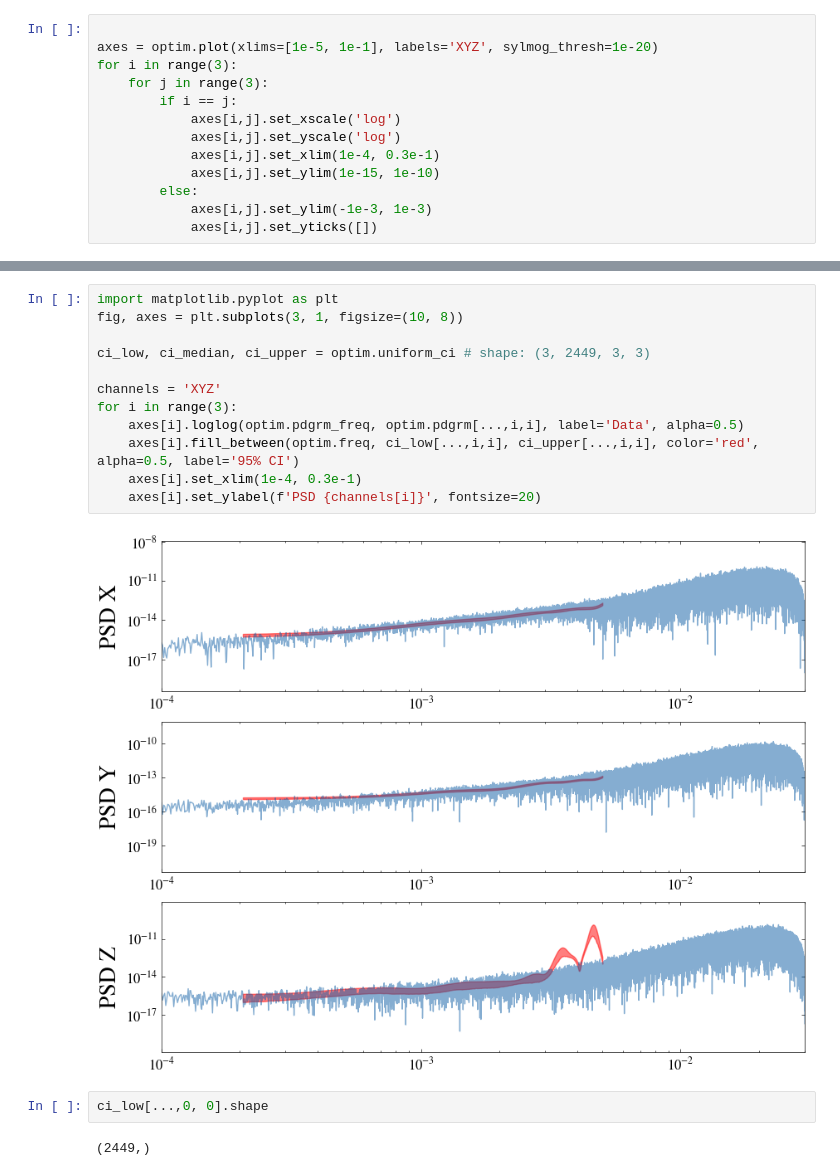
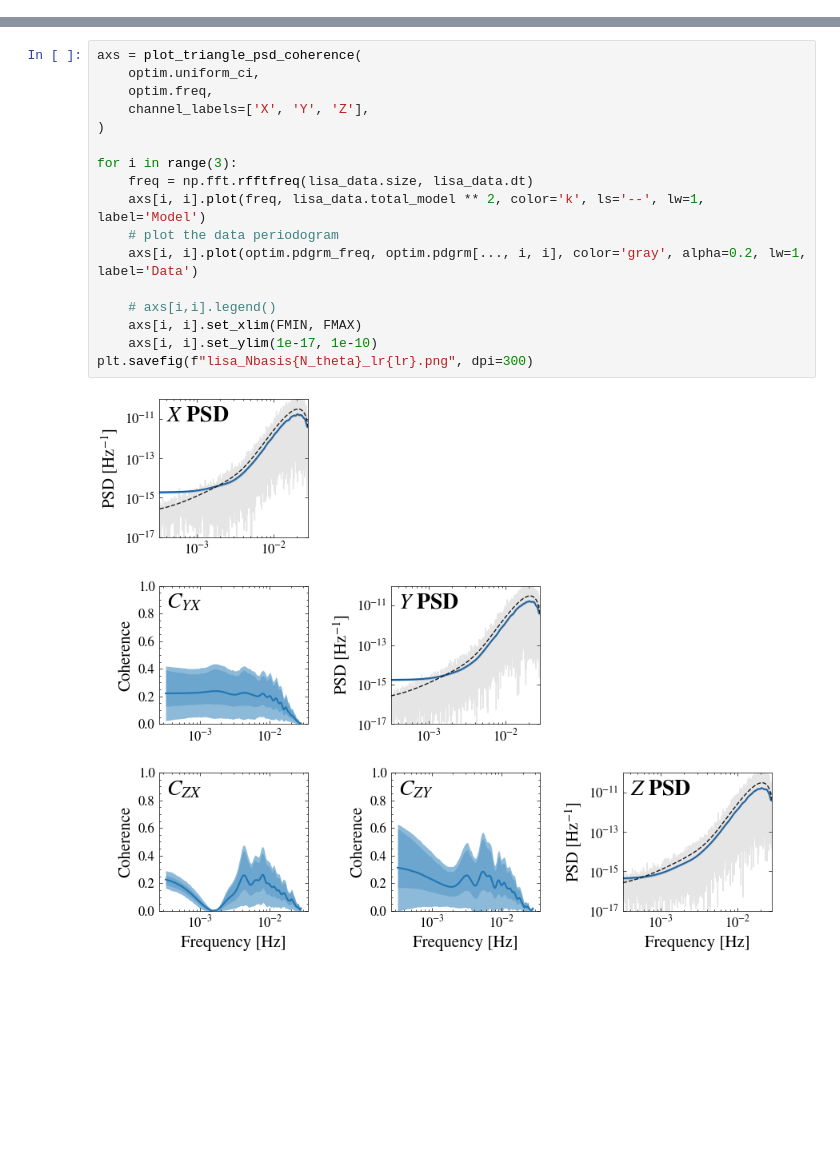
Before and after one commit to nz-gravity/sgvb_psd, a Jupyter notebook: docs/examples/lisa_example.ipynb, the cells around one changed output, grey strips where cells are left out. Cells and saved outputs as stored; diff of their text form; blank space fills up the shorter version.

Commit message:
add demo for LISA

```diff
--- a/docs/examples/lisa_example.ipynb
+++ b/docs/examples/lisa_example.ipynb
@@ -136,13 +471,0 @@ The estimation time is 114.23s
-# %%
-
-axes = optim.plot(xlims=[1e-5, 1e-1], labels='XYZ', sylmog_thresh=1e-20)
-for i in range(3):
-    for j in range(3):
-        if i == j:
-            axes[i,j].set_xscale('log')
-            axes[i,j].set_yscale('log')
-            axes[i,j].set_xlim(1e-4, 0.3e-1)
-            axes[i,j].set_ylim(1e-15, 1e-10)
-        else:
-            axes[i,j].set_ylim(-1e-3, 1e-3)
-            axes[i,j].set_yticks([])
@@ -151,18 +472,19 @@ for i in range(3):
-# %%
-import matplotlib.pyplot as plt
-fig, axes = plt.subplots(3, 1, figsize=(10, 8))
-
-ci_low, ci_median, ci_upper = optim.uniform_ci # shape: (3, 2449, 3, 3)
-
-channels = 'XYZ'
-for i in range(3):
-    axes[i].loglog(optim.pdgrm_freq, optim.pdgrm[...,i,i], label='Data', alpha=0.5)
-    axes[i].fill_between(optim.freq, ci_low[...,i,i], ci_upper[...,i,i], color='red', alpha=0.5, label='95% CI')
-    axes[i].set_xlim(1e-4, 0.3e-1)
-    axes[i].set_ylabel(f'PSD {channels[i]}', fontsize=20)
-# %% [output]
-[figure, removed]
-# %%
-ci_low[...,0, 0].shape
-# %% [output]
-(2449,)
+# %%
+axs = plot_triangle_psd_coherence(
+    optim.uniform_ci,
+    optim.freq,
+    channel_labels=['X', 'Y', 'Z'],
+)
+
+for i in range(3):
+    freq = np.fft.rfftfreq(lisa_data.size, lisa_data.dt)
+    axs[i, i].plot(freq, lisa_data.total_model ** 2, color='k', ls='--', lw=1, label='Model')
+    # plot the data periodogram
+    axs[i, i].plot(optim.pdgrm_freq, optim.pdgrm[..., i, i], color='gray', alpha=0.2, lw=1, label='Data')
+
+    # axs[i,i].legend()
+    axs[i, i].set_xlim(FMIN, FMAX)
+    axs[i, i].set_ylim(1e-17, 1e-10)
+plt.savefig(f"lisa_Nbasis{N_theta}_lr{lr}.png", dpi=300)
+# %% [output]
+[figure, added]
```
Also changed, not shown: parts of 10 cells of this notebook, 4 other files.
